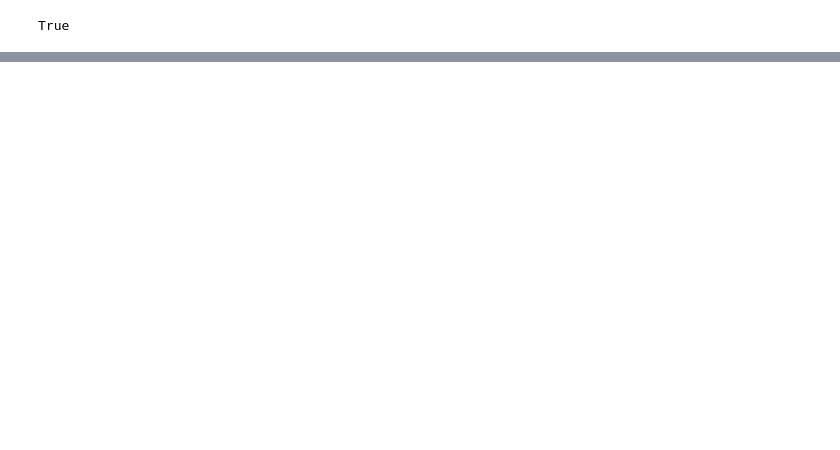
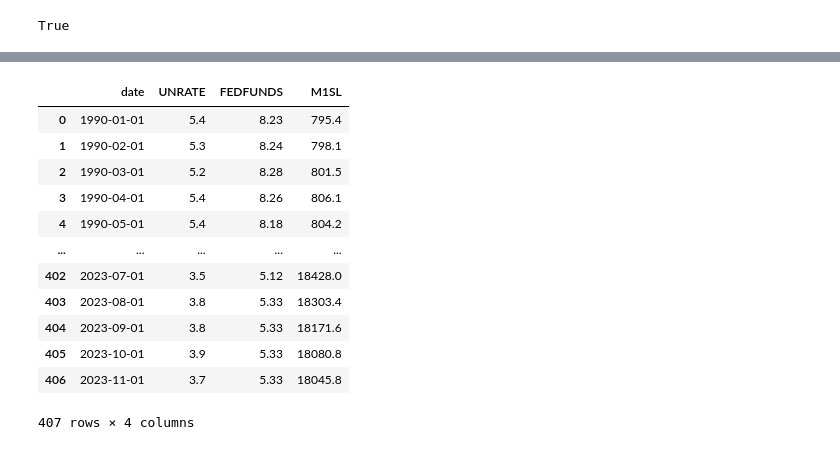
Before and after one commit to RemiHurstel/Macroeconometrics-and-Machine-Learning, a Jupyter notebook: download.ipynb, the cells around one changed output, grey strips where cells are left out. Drawn from its saved outputs; the diff is of its cells as text; code cells hidden in the pictures; blank space fills up the shorter version.

```diff
--- a/download.ipynb
+++ b/download.ipynb
@@ -14,7 +13,7 @@ extra_parameters = {
 # %%
 list_series_id = [
     "UNRATE",
-    "RETAIL",
+    "FEDFUNDS",
     "M1SL"
 ]
 # %%
@@ -38,0 +31,16 @@ ValueError: Mime type rendering requires nbformat>=4.2.0 but it is not installed
+# %%
+sc.merge_wide()
+# %% [output]
+|  | date | UNRATE | FEDFUNDS | M1SL |
+| 0 | 1990-01-01 | 5.4 | 8.23 | 795.4 |
+| 1 | 1990-02-01 | 5.3 | 8.24 | 798.1 |
+| 2 | 1990-03-01 | 5.2 | 8.28 | 801.5 |
+| 3 | 1990-04-01 | 5.4 | 8.26 | 806.1 |
+| 4 | 1990-05-01 | 5.4 | 8.18 | 804.2 |
+| ... | ... | ... | ... | ... |
+| 402 | 2023-07-01 | 3.5 | 5.12 | 18428.0 |
+| 403 | 2023-08-01 | 3.8 | 5.33 | 18303.4 |
+| 404 | 2023-09-01 | 3.8 | 5.33 | 18171.6 |
+| 405 | 2023-10-01 | 3.9 | 5.33 | 18080.8 |
+| 406 | 2023-11-01 | 3.7 | 5.33 | 18045.8 |
+407 rows × 4 columns
```
Also changed, not shown: parts of 6 cells of this notebook, 2 other files.
